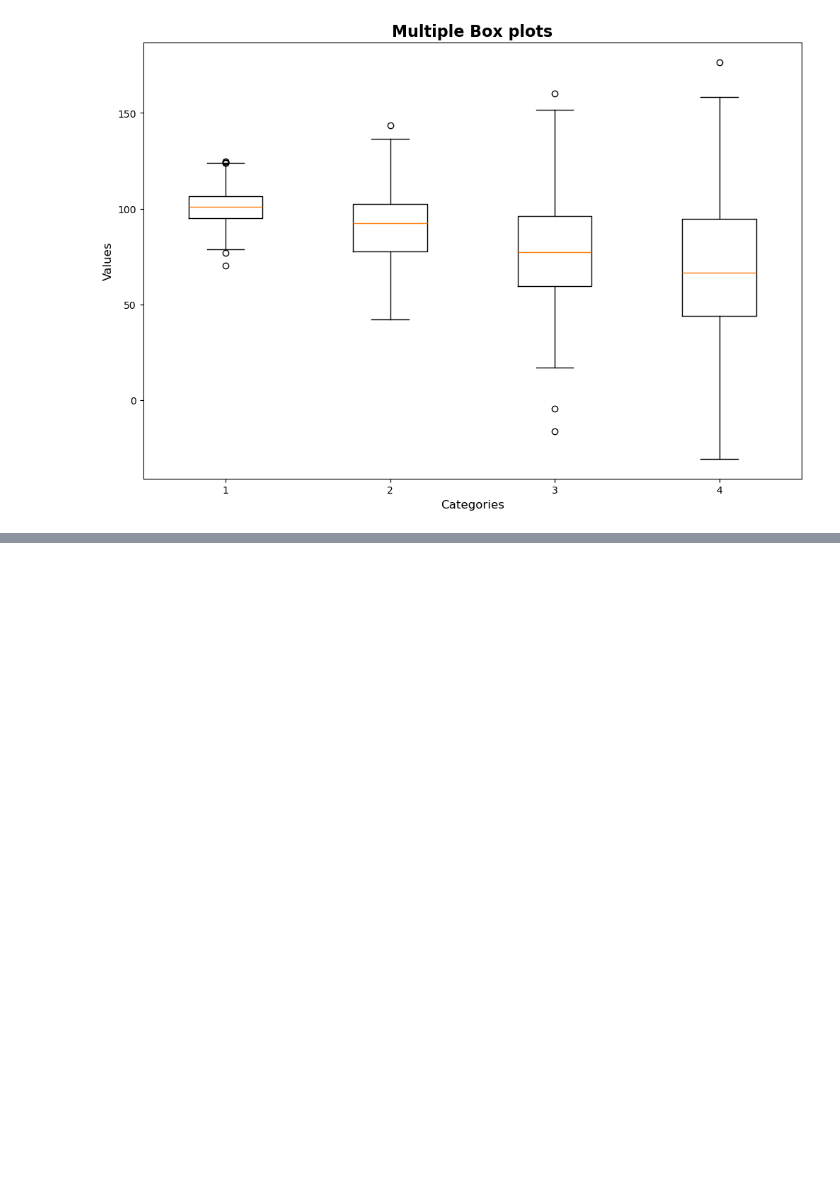
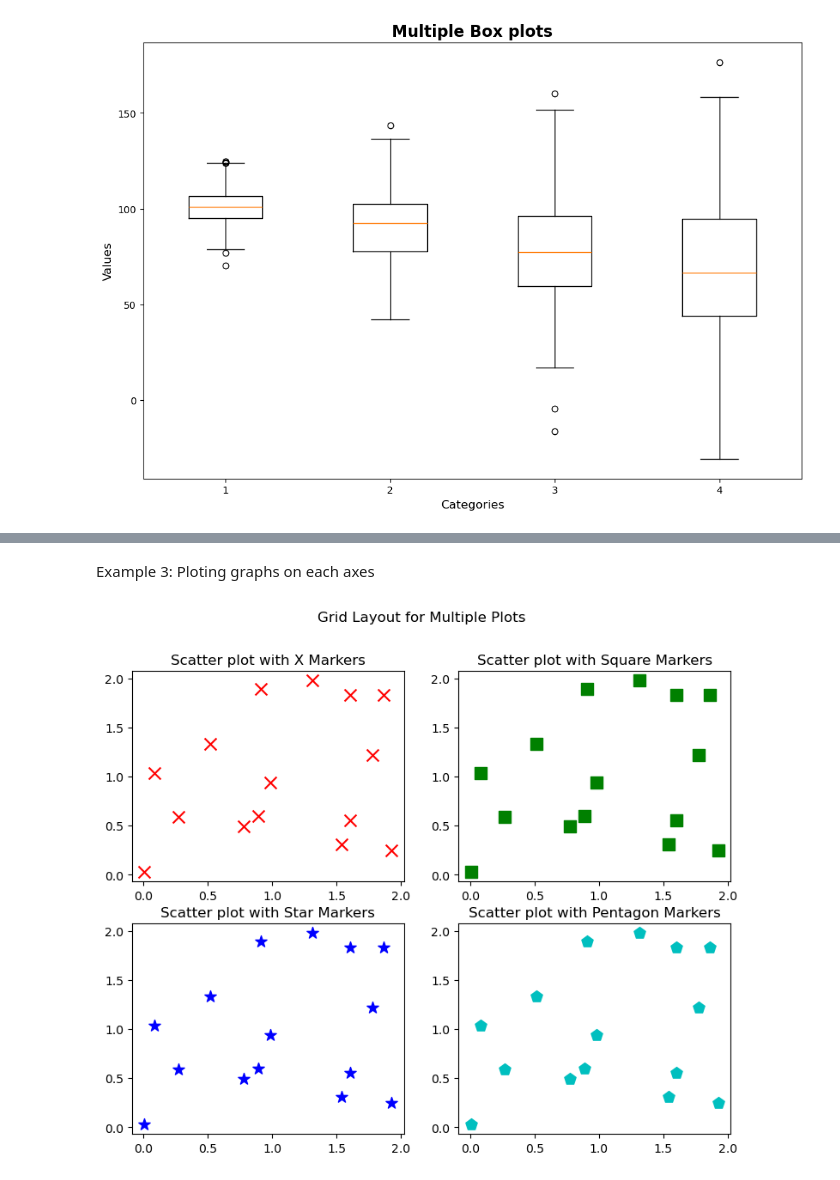
Before and after one commit to abhinavteja2005/Python-lab, a Jupyter notebook: Python lab 3/multiple_plots.ipynb, the cells around one changed output, grey strips where cells are left out. Saved outputs shown, nothing was run; the diff lists cells and outputs as text; code cells hidden in the pictures; blank space fills up the shorter version.

```diff
--- a/Python lab 3/multiple_plots.ipynb
+++ b/Python lab 3/multiple_plots.ipynb
@@ -306,0 +347,35 @@ plt.show()
+# %% [markdown]
+Example 3: Ploting graphs on each axes
+# %%
+# Generate new random data
+np.random.seed(2025)
+x = np.random.rand(15) * 2 # Values between 0 and 2
+y = np.random.rand(15) * 2 # Values between 0 and 2
+z = np.sqrt(x**2 + y**2) # Calculate the distance from origin
+
+fig = plt.figure(figsize=(9, 7))
+fig.suptitle('Grid Layout for Multiple Plots')
+
+# Subplot 1: Scatter plot with "X" Markers
+ax1 = plt.subplot(2, 2, 1, title='Scatter plot with X Markers')
+ax1.scatter(x, y, s=100, c='r', marker='x') # "X" markers
+ax1.set(xticks=(0.0, 0.5, 1.0, 1.5, 2.0), yticks=(0.0, 0.5, 1.0, 1.5, 2.0))
+
+# Subplot 2: Scatter plot with "Square" Markers
+ax2 = plt.subplot(2, 2, 2, title='Scatter plot with Square Markers')
+ax2.scatter(x, y, s=100, c='g', marker='s') # "Square" markers
+ax2.set(xticks=(0.0, 0.5, 1.0, 1.5, 2.0), yticks=(0.0, 0.5, 1.0, 1.5, 2.0))
+
+# Subplot 3: Scatter plot with "Star" Markers
+ax3 = plt.subplot(2, 2, 3, title='Scatter plot with Star Markers')
+ax3.scatter(x, y, s=100, c='b', marker='*') # "Star" markers
+ax3.set(xticks=(0.0, 0.5, 1.0, 1.5, 2.0), yticks=(0.0, 0.5, 1.0, 1.5, 2.0))
+
+# Subplot 4: Scatter plot with "Pentagon" Markers
+ax4 = plt.subplot(2, 2, 4, title='Scatter plot with Pentagon Markers')
+ax4.scatter(x, y, s=100, c='c', marker='p') # "Pentagon" markers
+ax4.set(xticks=(0.0, 0.5, 1.0, 1.5, 2.0), yticks=(0.0, 0.5, 1.0, 1.5, 2.0))
+
+plt.show()
+# %% [output]
+[figure, added]
```
Also changed, not shown: parts of 9 cells of this notebook, 3 other files.
